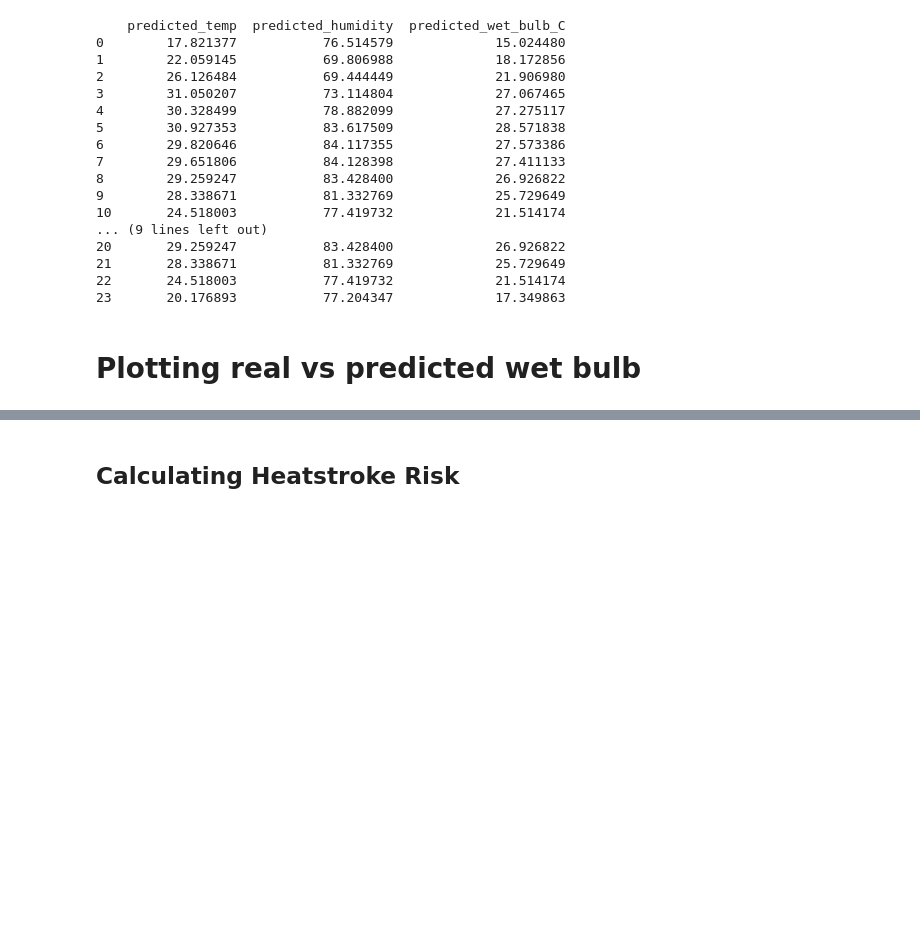
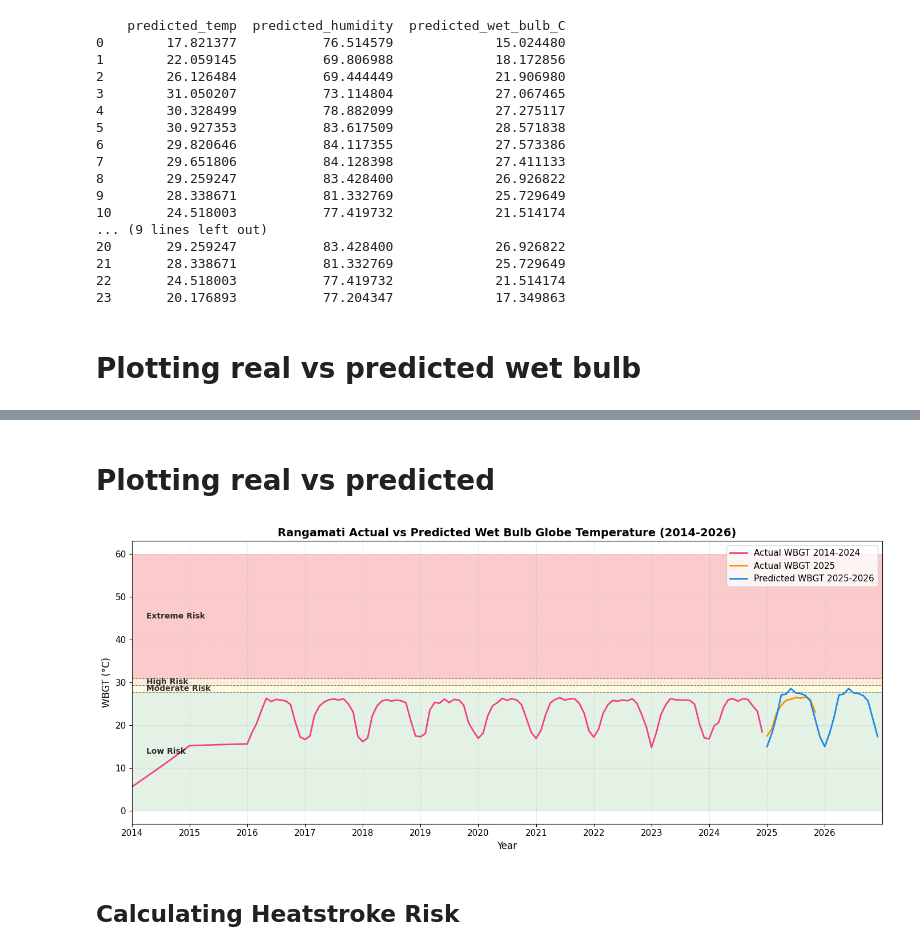
Before and after one commit to not-your-pancake/TCC_Journal, a Jupyter notebook: HI_WB_HS_HM_WBG/rangamati.ipynb, the cells around one changed output, grey strips where cells are left out. Drawn from its saved outputs; the diff is of its cells as text; code cells hidden in the pictures; blank space fills up the shorter version.

Commit message:
wet bulb globe temperature

```diff
--- a/HI_WB_HS_HM_WBG/rangamati.ipynb
+++ b/HI_WB_HS_HM_WBG/rangamati.ipynb
@@ -2821,3 +3118,73 @@ plt.show()
+# %% [markdown]
+# Plotting real vs predicted
+# %%
+import pandas as pd
+import matplotlib.pyplot as plt
+import matplotlib.dates as mdates
+
+plt.figure(figsize=(14,6))
+
+# --- Ensure datetime index ---
+for df, start in zip([df_WBG_2024, df_WBG_2025, df_WBG],
+                     ['2014-01-01','2025-01-01','2025-01-01']):
+    df['date'] = pd.date_range(start=start, periods=len(df), freq='MS')
+    df.set_index('date', inplace=True)
+
+# --- Filter ranges for plotting ---
+df_WBG_2024_plot = df_WBG_2024.loc['2014-01-01':'2024-12-31']
+df_WBG_2025_plot = df_WBG_2025.loc['2025-01-01':'2025-12-31']
+df_WBG_pred_plot = df_WBG.loc['2025-01-01':'2026-12-31']
+
+# --- Plot actual vs predicted WBGT ---
+plt.plot(df_WBG_2024_plot.index, df_WBG_2024_plot['wet_bulb_C'],
+         label='Actual WBGT 2014-2024', color="#F53F82", linewidth=2)
+
+plt.plot(df_WBG_2025_plot.index, df_WBG_2025_plot['wet_bulb_C'],
+         label='Actual WBGT 2025', color='#FF8F00', linewidth=2)
+
+plt.plot(df_WBG_pred_plot.index, df_WBG_pred_plot['predicted_wet_bulb_C'],
+         label='Predicted WBGT 2025-2026', color='#1E88E5', linewidth=2)
+
+# --- Risk category bands with labels ---
+ax = plt.gca()
+bands = [
+    (0, 27.8, "Low Risk", "#A5D6A7"),
+    (27.8, 29.4, "Moderate Risk", "#FFF59D"),
+    (29.4, 31, "High Risk", "#FFCC80"),
+    (31, 60, "Extreme Risk", "#EF5350")
+]
+
+for start, end, label, color in bands:
+    ax.axhspan(start, end, facecolor=color, alpha=0.3)
+    # Add text label inside the band
+    y_pos = start + (end - start)/2
+    ax.text(df_WBG_2024_plot.index[3], y_pos, label,
+            fontsize=10, fontweight='bold', color='black', alpha=0.8, va='center')
+
+# --- Threshold lines ---
+thresholds = [27.8, 29.4, 31]
+for t in thresholds:
+    plt.axhline(y=t, color='gray', linestyle='--', linewidth=0.8)
+
+# --- Labels, title, legend ---
+plt.xlabel('Year', fontsize=12)
+plt.ylabel('WBGT (°C)', fontsize=12)
+plt.title('Rangamati Actual vs Predicted Wet Bulb Globe Temperature (2014-2026)', fontsize=14, fontweight='bold')
+
+plt.legend(frameon=True, fontsize=11)
+
+# --- X-axis formatting ---
+plt.gca().xaxis.set_major_locator(mdates.YearLocator())
+plt.gca().xaxis.set_major_formatter(mdates.DateFormatter('%Y'))
+plt.xticks(rotation=0)
+
+plt.grid(alpha=0.3, linestyle='--')
+plt.xlim(pd.Timestamp('2014-01-01'), pd.Timestamp('2026-12-31'))
+
+plt.tight_layout()
+plt.show()
+# %% [output]
+[figure, added]
 # %% [markdown]
 ## Calculating Heatstroke Risk
 # %% [markdown]
```
Also changed, not shown: parts of 19 cells of this notebook, 4 other files.
